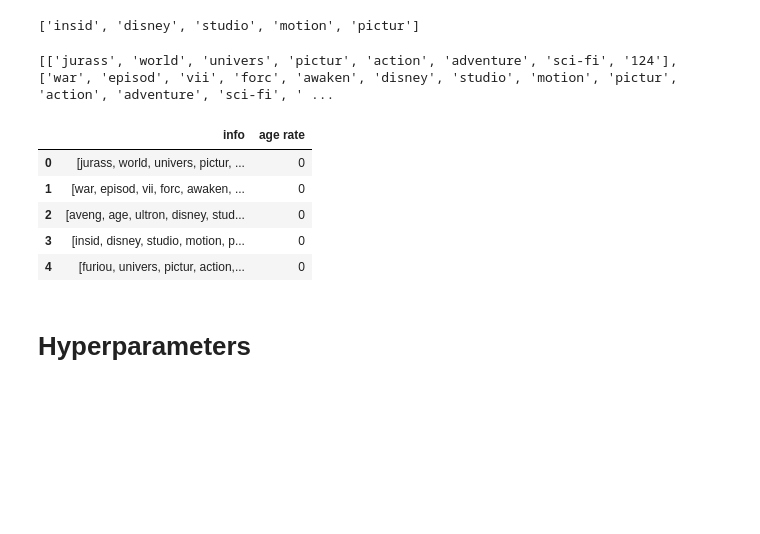
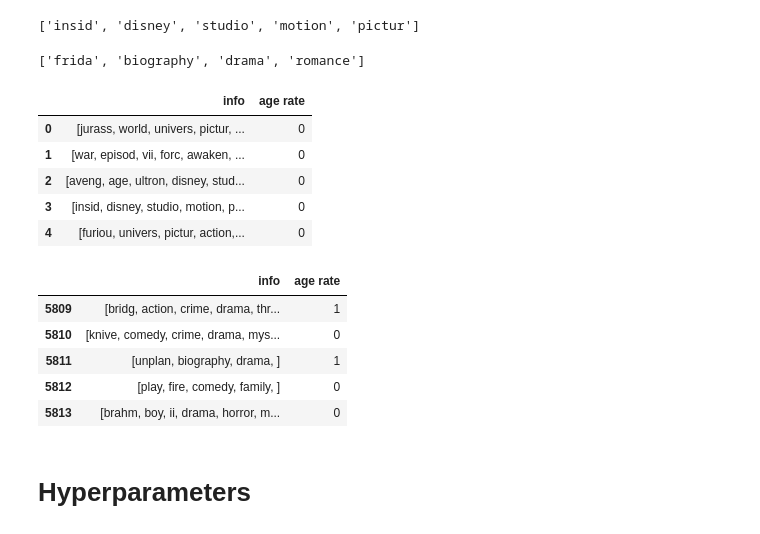
Before and after one commit to Teasotea/Age-Rate-Classifier-NLP, a Jupyter notebook: Kaggle_dataset_other_features_dense_age_rate_classifier.ipynb, the cells around one changed output. Saved outputs shown, nothing was run; the diff lists cells and outputs as text; code cells hidden in the pictures; blank space fills up the shorter version.

```diff
--- a/Kaggle_dataset_other_features_dense_age_rate_classifier.ipynb
+++ b/Kaggle_dataset_other_features_dense_age_rate_classifier.ipynb
@@ -172,24 +221,39 @@ print(data2[3])
 # %% [output]
 ['insid', 'disney', 'studio', 'motion', 'pictur']
 # %%
-for i in range(len(data2)):
+for i in range(len(k_dataset)):
   data2[i].extend(str(k_dataset['Genres'][i]).replace(';', ' ').lower().split(' '))
-  data2[i].append(str(k_dataset['Runtime'][i]))
-print(data2)
+for i in range(len(k_dataset2)):
+  data2[i+len(k_dataset['Title'])].append(str(k_dataset2['genre_1'][i]).lower())
+  data2[i+len(k_dataset['Title'])].append(str(k_dataset2['genre_2'][i]).lower())
+  data2[i+len(k_dataset['Title'])].append(str(k_dataset2['genre_3'][i]).lower())
+  data2[i+len(k_dataset['Title'])].append(str(k_dataset2['genre_4'][i]).lower())
+  if '' in data2[i+len(k_dataset['Title'])]:
+    data2[i+len(k_dataset['Title'])].remove('')
+print(data2[2+len(k_dataset['Title'])])
 short_df = pd.DataFrame(list(zip(data2, is_r)),
                columns =['info', 'age rate'])
 
-short_df.head()
+short_df.tail()
 #with pd.option_context('display.max_rows', None, 'display.max_columns', None):
 #     print(short_df)
 # %% [output]
-[['jurass', 'world', 'univers', 'pictur', 'action', 'adventure', 'sci-fi', '124'], ['war', 'episod', 'vii', 'forc', 'awaken', 'disney', 'studio', 'motion', 'pictur', 'action', 'adventure', 'sci-fi', ' ...
+['frida', 'biography', 'drama', 'romance']
 |  | info | age rate |
 | 0 | [jurass, world, univers, pictur, ... | 0 |
 | 1 | [war, episod, vii, forc, awaken, ... | 0 |
 | 2 | [aveng, age, ultron, disney, stud... | 0 |
 | 3 | [insid, disney, studio, motion, p... | 0 |
 | 4 | [furiou, univers, pictur, action,... | 0 |
+# %%
+short_df.tail()
+# %% [output]
+|  | info | age rate |
+| 5809 | [bridg, action, crime, drama, thr... | 1 |
+| 5810 | [knive, comedy, crime, drama, mys... | 0 |
+| 5811 | [unplan, biography, drama, ] | 1 |
+| 5812 | [play, fire, comedy, family, ] | 0 |
+| 5813 | [brahm, boy, ii, drama, horror, m... | 0 |
 # %% [markdown]
 # Hyperparameters
 # %%
```
Also changed, not shown: parts of 26 cells of this notebook.
